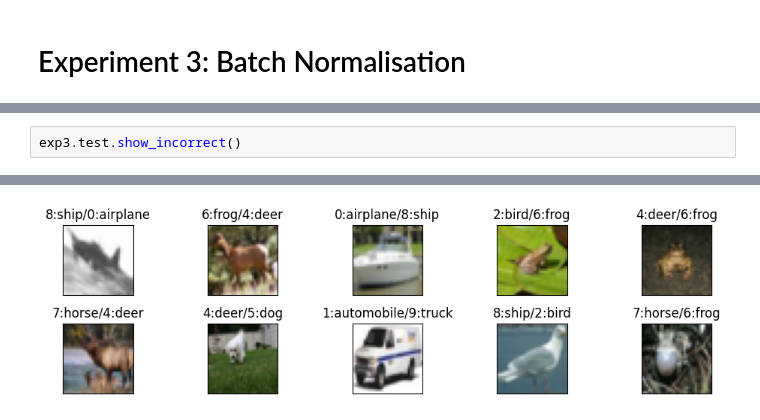
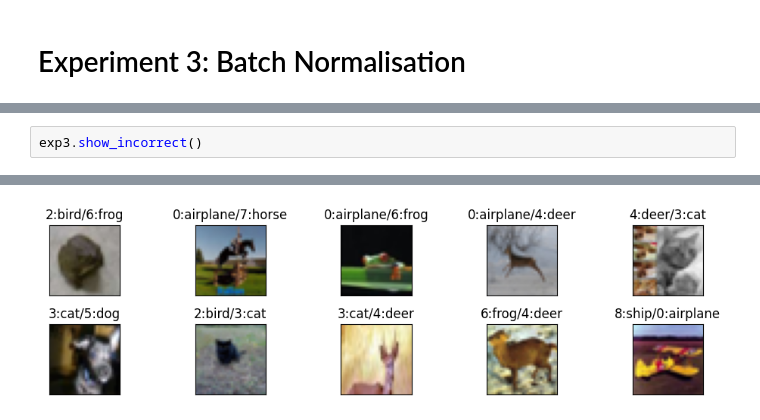
Before and after one commit to swapniel99/erav1s8, a Jupyter notebook: S8.ipynb, the cells around one changed output, grey strips where cells are left out. Saved outputs shown, nothing was run; the diff lists cells and outputs as text.

```diff
--- a/S8.ipynb
+++ b/S8.ipynb
@@ -237,3 +237,3 @@ exp3.test.plot_stats()
 # %%
-exp3.test.show_incorrect()
+exp3.show_incorrect()
 # %% [output]
@@ -240 +241 @@ exp3.test.show_incorrect()
-[figure, old version]
+[figure, new version]
```
Also changed, not shown: parts of 15 cells of this notebook.
